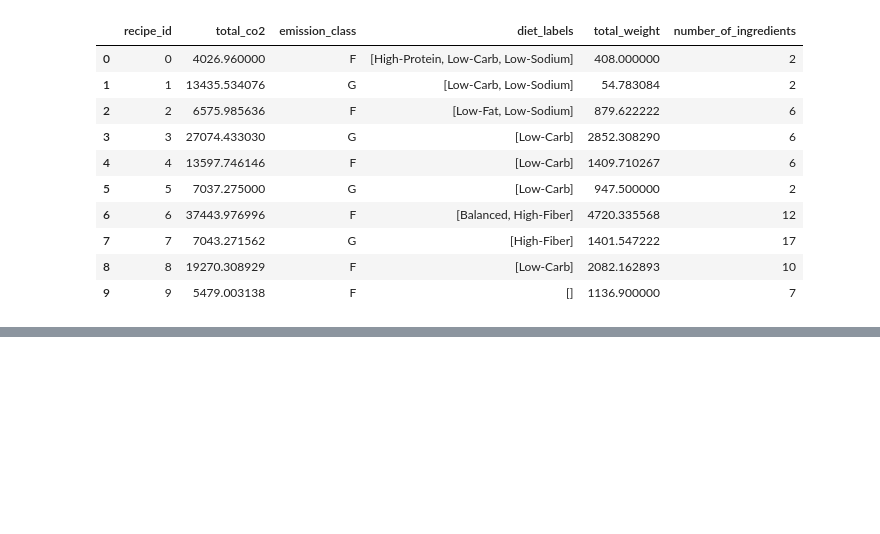
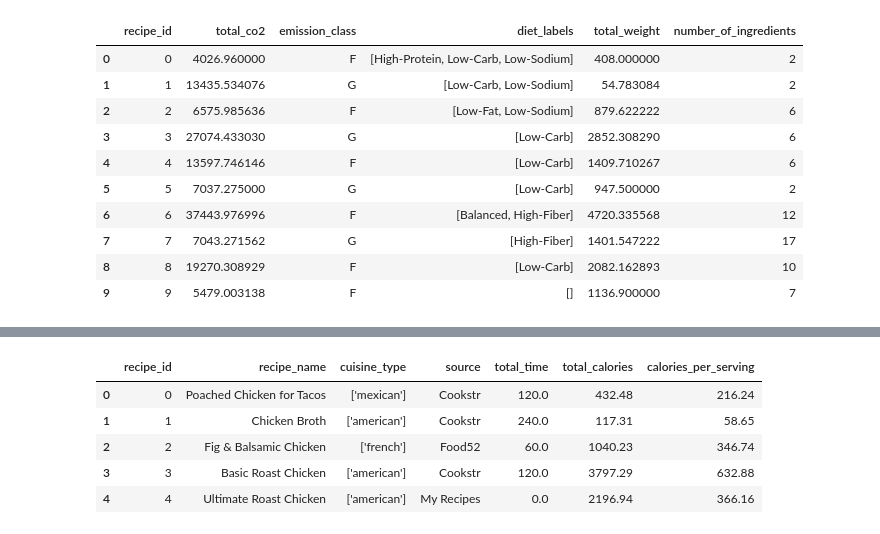
Before and after one commit to maiayang/project-3, a Jupyter notebook: NewLibrary.ipynb, the cells around one changed output, grey strips where cells are left out. Drawn from its saved outputs; the diff is of its cells as text; code cells hidden in the pictures; blank space fills up the shorter version.

```diff
--- a/NewLibrary.ipynb
+++ b/NewLibrary.ipynb
@@ -181,0 +153,3 @@ conn.close()
+# %%
+chicken_df = dd.read_csv('chicken_recipe.csv')
+co2_df = dd.read_csv('co2.csv')
@@ -181,0 +165,9 @@ conn.close()
+# %%
+chicken_df.head()
+# %% [output]
+|  | recipe_id | recipe_name | cuisine_type | source | total_time | total_calories | calories_per_serving |
+| 0 | 0 | Poached Chicken for Tacos | ['mexican'] | Cookstr | 120.0 | 432.48 | 216.24 |
+| 1 | 1 | Chicken Broth | ['american'] | Cookstr | 240.0 | 117.31 | 58.65 |
+| 2 | 2 | Fig & Balsamic Chicken | ['french'] | Food52 | 60.0 | 1040.23 | 346.74 |
+| 3 | 3 | Basic Roast Chicken | ['american'] | Cookstr | 120.0 | 3797.29 | 632.88 |
+| 4 | 4 | Ultimate Roast Chicken | ['american'] | My Recipes | 0.0 | 2196.94 | 366.16 |
```
Also changed, not shown: parts of 5 cells of this notebook.
